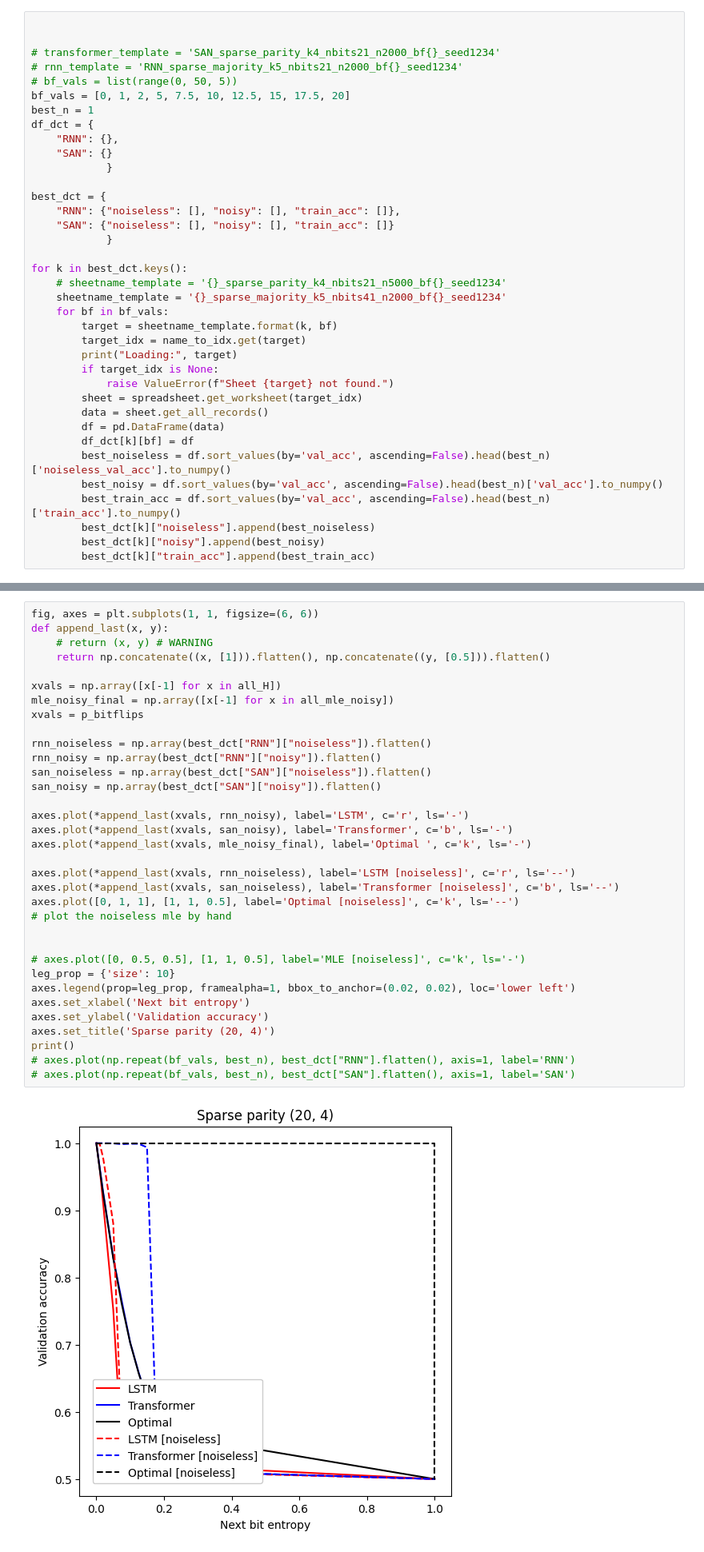
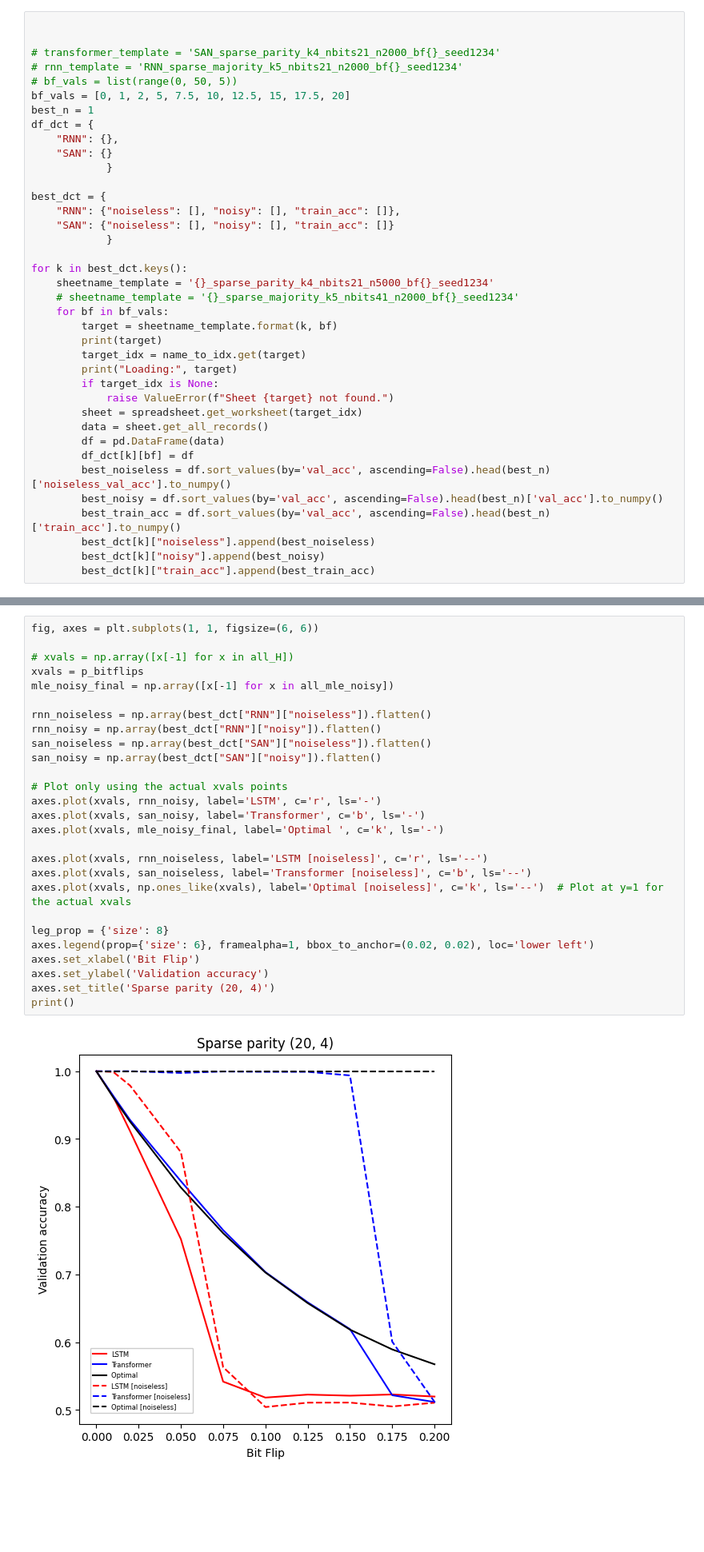
Before and after one commit to peterse/noise-robust-boolean-learning, a Jupyter notebook: mindreadingautobots/src/mindreadingautobots/analysis/sparse_parity_20_4/sparse_parity_workbook.ipynb, the cells around one changed output, grey strips where cells are left out. Shown at 80% size. Cells and saved outputs as stored; diff of their text form; blank space fills up the shorter version.

```diff
--- a/mindreadingautobots/src/mindreadingautobots/analysis/sparse_parity_20_4/sparse_parity_workbook.ipynb
+++ b/mindreadingautobots/src/mindreadingautobots/analysis/sparse_parity_20_4/sparse_parity_workbook.ipynb
@@ -74,10 +74,11 @@ best_dct = {
             }
 
 for k in best_dct.keys():
-    # sheetname_template = '{}_sparse_parity_k4_nbits21_n5000_bf{}_seed1234'
-    sheetname_template = '{}_sparse_majority_k5_nbits41_n2000_bf{}_seed1234'
+    sheetname_template = '{}_sparse_parity_k4_nbits21_n5000_bf{}_seed1234'
+    # sheetname_template = '{}_sparse_majority_k5_nbits41_n2000_bf{}_seed1234'
     for bf in bf_vals:
         target = sheetname_template.format(k, bf)
+        print(target)
         target_idx = name_to_idx.get(target)
         print("Loading:", target)
         if target_idx is None:
@@ -189,39 +179,32 @@ computed noiseless MLE for p_bitflip =  0.2  took  0.2192068099975586  seconds
 # %%
 fig, axes = plt.subplots(1, 1, figsize=(6, 6))
-def append_last(x, y):
-    # return (x, y) # WARNING
-    return np.concatenate((x, [1])).flatten(), np.concatenate((y, [0.5])).flatten()
 
-xvals = np.array([x[-1] for x in all_H])
+# xvals = np.array([x[-1] for x in all_H])
+xvals = p_bitflips
 mle_noisy_final = np.array([x[-1] for x in all_mle_noisy])
-xvals = p_bitflips
 
 rnn_noiseless = np.array(best_dct["RNN"]["noiseless"]).flatten()
 rnn_noisy = np.array(best_dct["RNN"]["noisy"]).flatten()
 san_noiseless = np.array(best_dct["SAN"]["noiseless"]).flatten()
 san_noisy = np.array(best_dct["SAN"]["noisy"]).flatten()
 
-axes.plot(*append_last(xvals, rnn_noisy), label='LSTM', c='r', ls='-')
-axes.plot(*append_last(xvals, san_noisy), label='Transformer', c='b', ls='-')
-axes.plot(*append_last(xvals, mle_noisy_final), label='Optimal ', c='k', ls='-')
+# Plot only using the actual xvals points
+axes.plot(xvals, rnn_noisy, label='LSTM', c='r', ls='-')
+axes.plot(xvals, san_noisy, label='Transformer', c='b', ls='-')
+axes.plot(xvals, mle_noisy_final, label='Optimal ', c='k', ls='-')
 
-axes.plot(*append_last(xvals, rnn_noiseless), label='LSTM [noiseless]', c='r', ls='--')
-axes.plot(*append_last(xvals, san_noiseless), label='Transformer [noiseless]', c='b', ls='--')
-axes.plot([0, 1, 1], [1, 1, 0.5], label='Optimal [noiseless]', c='k', ls='--')
-# plot the noiseless mle by hand
+axes.plot(xvals, rnn_noiseless, label='LSTM [noiseless]', c='r', ls='--')
+axes.plot(xvals, san_noiseless, label='Transformer [noiseless]', c='b', ls='--')
+axes.plot(xvals, np.ones_like(xvals), label='Optimal [noiseless]', c='k', ls='--')  # Plot at y=1 for the actual xvals
 
-
-# axes.plot([0, 0.5, 0.5], [1, 1, 0.5], label='MLE [noiseless]', c='k', ls='-')
-leg_prop = {'size': 10}
-axes.legend(prop=leg_prop, framealpha=1, bbox_to_anchor=(0.02, 0.02), loc='lower left')
-axes.set_xlabel('Next bit entropy')
+leg_prop = {'size': 8}
+axes.legend(prop={'size': 6}, framealpha=1, bbox_to_anchor=(0.02, 0.02), loc='lower left')
+axes.set_xlabel('Bit Flip')
 axes.set_ylabel('Validation accuracy')
 axes.set_title('Sparse parity (20, 4)')
 print()
-# axes.plot(np.repeat(bf_vals, best_n), best_dct["RNN"].flatten(), axis=1, label='RNN')
-# axes.plot(np.repeat(bf_vals, best_n), best_dct["SAN"].flatten(), axis=1, label='SAN')
 # %% [output]
-[figure, old version]
+[figure, new version]
 # %%
 fig, axes = plt.subplots(1, 1, figsize=(6, 6))
 def append_last(x, y):
```
Also changed, not shown: parts of 4 cells of this notebook, 19 other files.
